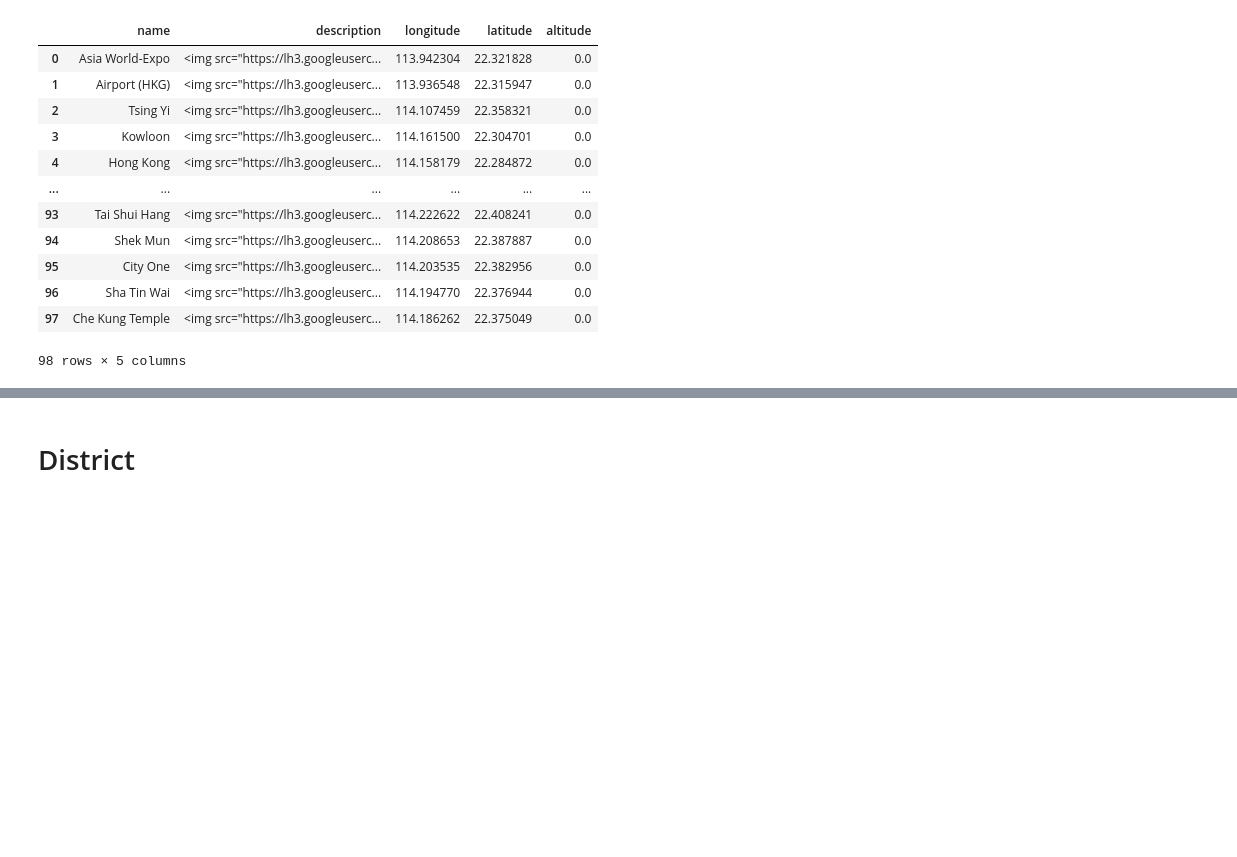
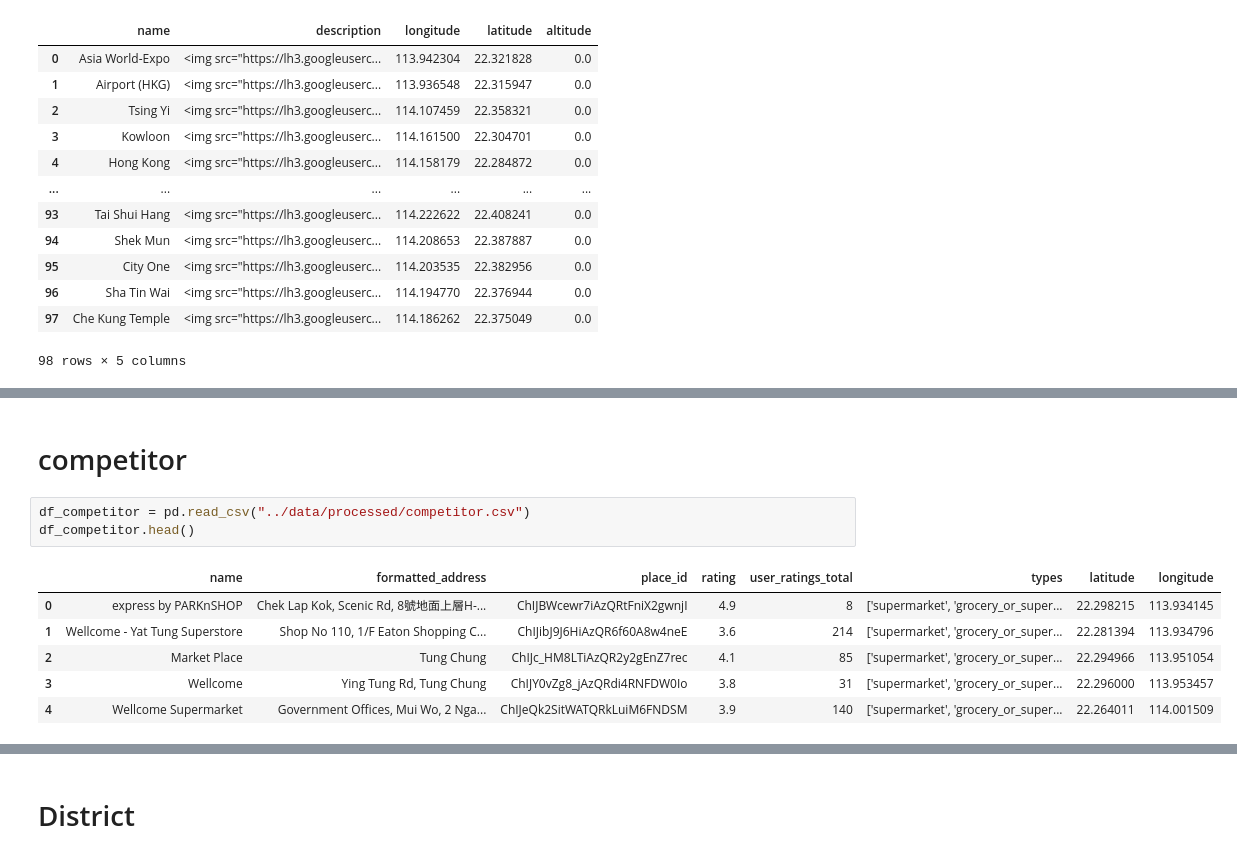
Before and after one commit to lokwanwai/DataHack_cuhkGPT, a Jupyter notebook: notebook/analysis.ipynb, the cells around one changed output, grey strips where cells are left out. Saved outputs shown, nothing was run; the diff lists cells and outputs as text; blank space fills up the shorter version.

```diff
--- a/notebook/analysis.ipynb
+++ b/notebook/analysis.ipynb
@@ -104,0 +103,12 @@ df_wellcome
+# %% [markdown]
+# competitor
+# %%
+df_competitor = pd.read_csv("../data/processed/competitor.csv")
+df_competitor.head()
+# %% [output]
+|  | name | formatted_address | place_id | rating | user_ratings_total | types | latitude | longitude |
+| 0 | express by PARKnSHOP | Chek Lap Kok, Scenic Rd, 8號地面上層H-... | ChIJBWcewr7iAzQRtFniX2gwnjI | 4.9 | 8 | ['supermarket', 'grocery_or_super... | 22.298215 | 113.934145 |
+| 1 | Wellcome - Yat Tung Superstore | Shop No 110, 1/F Eaton Shopping C... | ChIJibJ9J6HiAzQR6f60A8w4neE | 3.6 | 214 | ['supermarket', 'grocery_or_super... | 22.281394 | 113.934796 |
+| 2 | Market Place | Tung Chung | ChIJc_HM8LTiAzQR2y2gEnZ7rec | 4.1 | 85 | ['supermarket', 'grocery_or_super... | 22.294966 | 113.951054 |
+| 3 | Wellcome | Ying Tung Rd, Tung Chung | ChIJY0vZg8_jAzQRdi4RNFDW0Io | 3.8 | 31 | ['supermarket', 'grocery_or_super... | 22.296000 | 113.953457 |
+| 4 | Wellcome Supermarket | Government Offices, Mui Wo, 2 Nga... | ChIJeQk2SitWATQRkLuiM6FNDSM | 3.9 | 140 | ['supermarket', 'grocery_or_super... | 22.264011 | 114.001509 |
```
Also changed, not shown: parts of 7 cells of this notebook, 12 other files.
